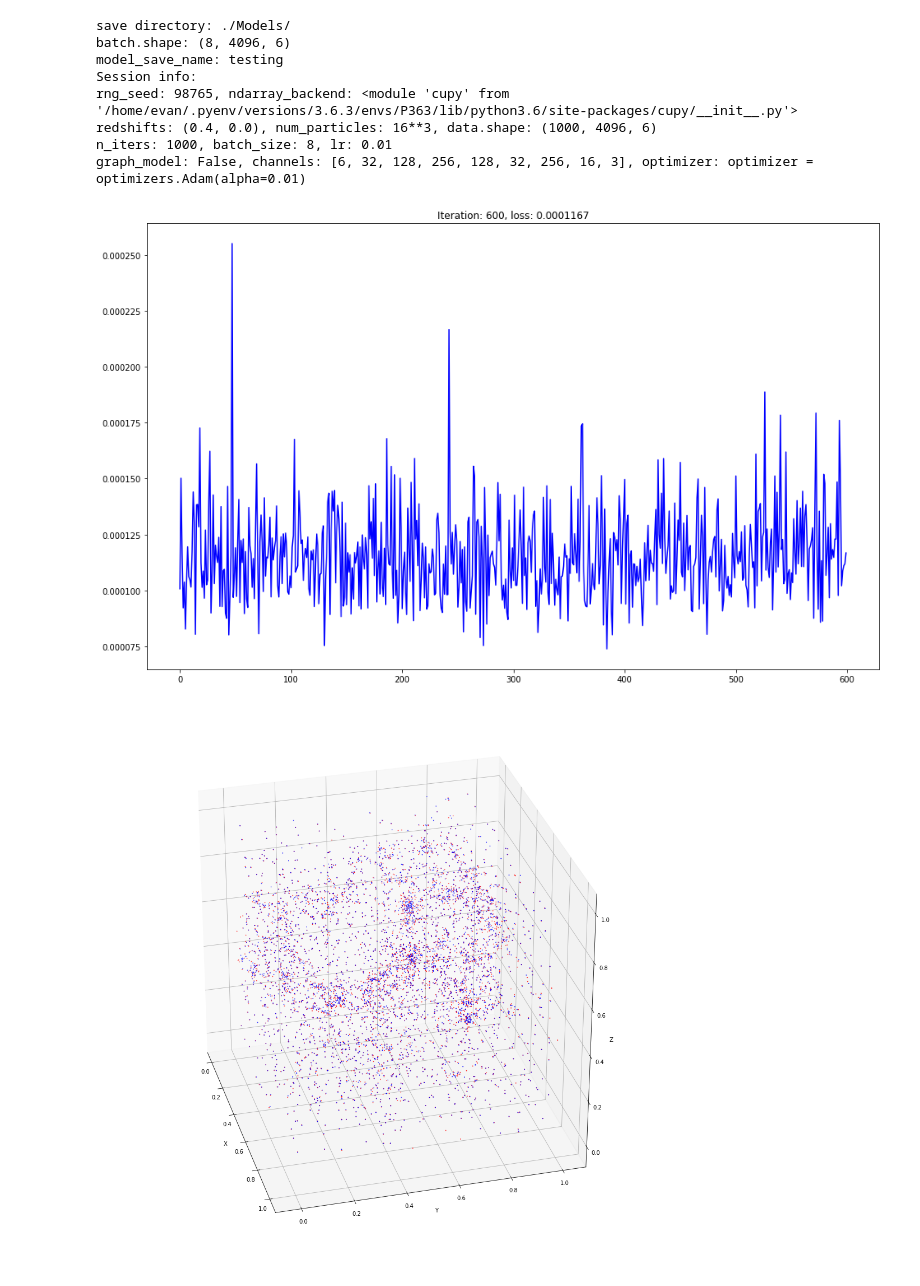
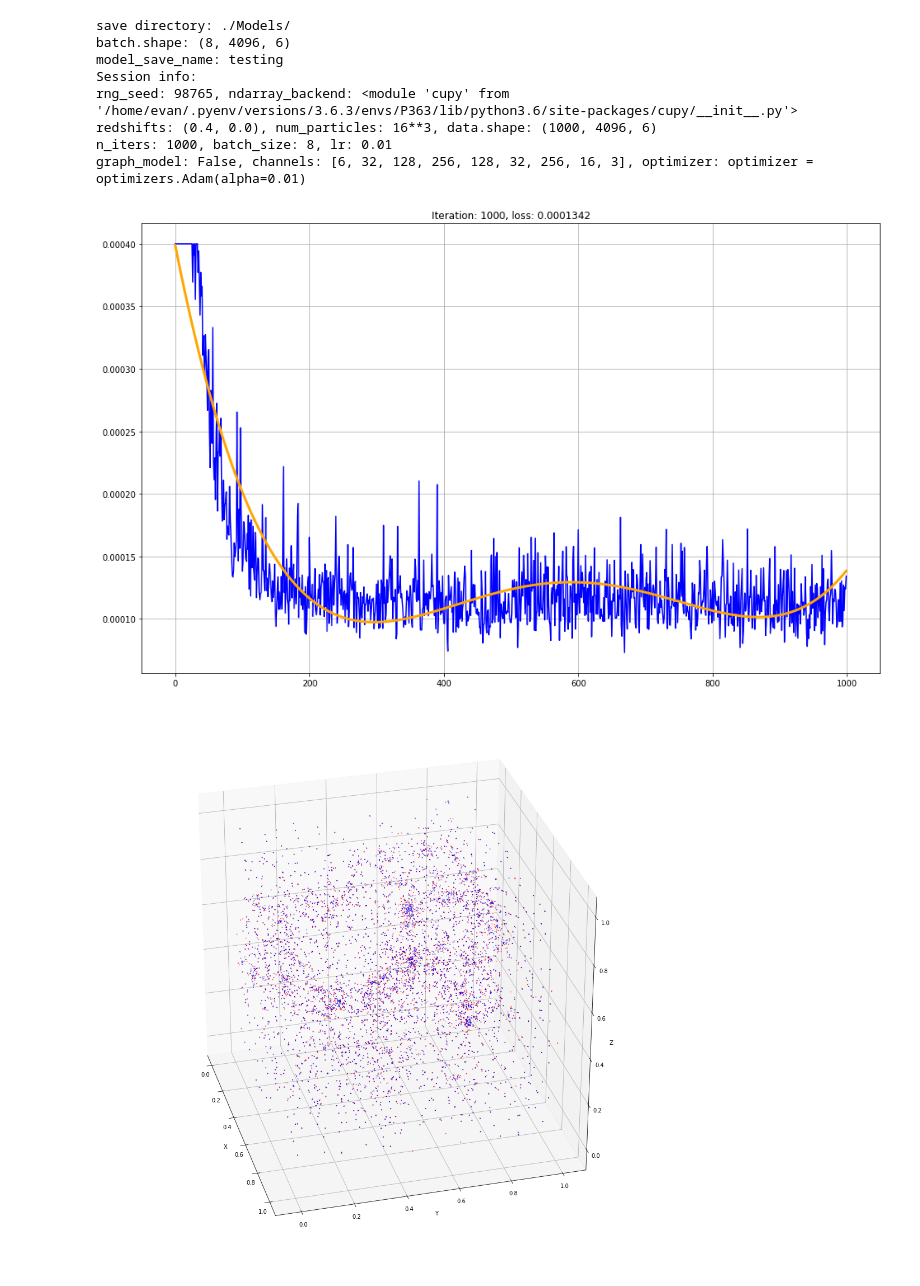
Before and after one commit to evdcush/N-Body_PointCloudEvolution, a Jupyter notebook: nbody.ipynb, the cells around one changed output. Saved outputs shown, nothing was run; the diff lists cells and outputs as text; code cells hidden in the pictures.

Commit message:
changed some of plotting stuff

```diff
--- a/nbody.ipynb
+++ b/nbody.ipynb
@@ -138,50 +138,41 @@ for cur_iter in range(1, n_iters + 1):
     x_in, x_true   = to_variable([_x_in, _x_true])
 
     # get prediction and loss
     graphNN = None
     if use_graph:
         graphNN = graph_ops.GraphNN(_x_in, *nn_search_type)
     x_hat = model(x_in, graphNN=graphNN, add=True) # prediction
 
     loss = nn.get_MSE(x_hat, x_true, boundary=bound)
 
     # backprop and update
     loss.backward()
     optimizer.update()
     # save loss history
     loss_history[idx_iter] = cuda.to_cpu(loss.data)
     # Plot loss and save current model weights
     if save_cond:
         #print('{0:^4}    {1:^5}    {2:^4}'.format(cur_iter, loss_history[cur_iter-1], time.time()-t0))
         cur = str(cur_iter)
         np.save(model_dir + 'loss_history', loss_history)
-        # plot loss
-        #plt.figure(figsize=(16, 10))
-        #plt.yscale('log')
-        #plt.clf()
-        #plt.xlabel('Iterations')
-        #plt.ylabel('Loss')
         y = loss_history[:cur_iter]
         yclip = .0004#np.mean(loss_history[:40])
-        xvals = np.arange(cur_iter)
-        #plt.grid(True)
-        #plt.plot(xvals, np.clip(y,0,yclip), 'b-')
+        xvals, y = np.arange(cur_iter), np.clip(y,0,yclip)
         plt.cla()
-        plt.grid()
-        loss_ax.plot(xvals, np.clip(y,0,yclip), 'b-')
-        #poly = np.poly1d(np.polyfit(xvals, y, 4))
-        #plt.plot(xvals, poly(xvals), 'o-')
-        #plt.yscale('linear')
-        loss_ax.set_title('Iteration: {0}, loss: {1:.4}'.format(cur_iter, loss_history[idx_iter]))
-        #plt.title('Iteration: {0}, loss: {1:.4}'.format(cur_iter, loss_history[idx_iter]))
+        plt.grid(True)
+        loss_ax.plot(y, c='b')
+        poly = np.poly1d(np.polyfit(xvals, y, 4))
+        loss_ax.plot(poly(xvals), c='orange',linewidth=3)
+        title = 'Iteration: {0}, loss: {1:.4}'.format(cur_iter, loss_history[idx_iter])
+        loss_ax.set_title(title)
         display.display(plt.gcf())
         display.clear_output(wait=True)
         time.sleep(0.0001)
         if cur_iter % 50 == 0:
             serializers.save_npz(interm_model_dir + model_name + cur + '.model', model)
             serializers.save_npz(interm_model_dir + model_name + cur + '.state', optimizer)
 # %% [output]
-[figure, old version]
+[figure, new version]
 # %%
 '''
 save train data
```
